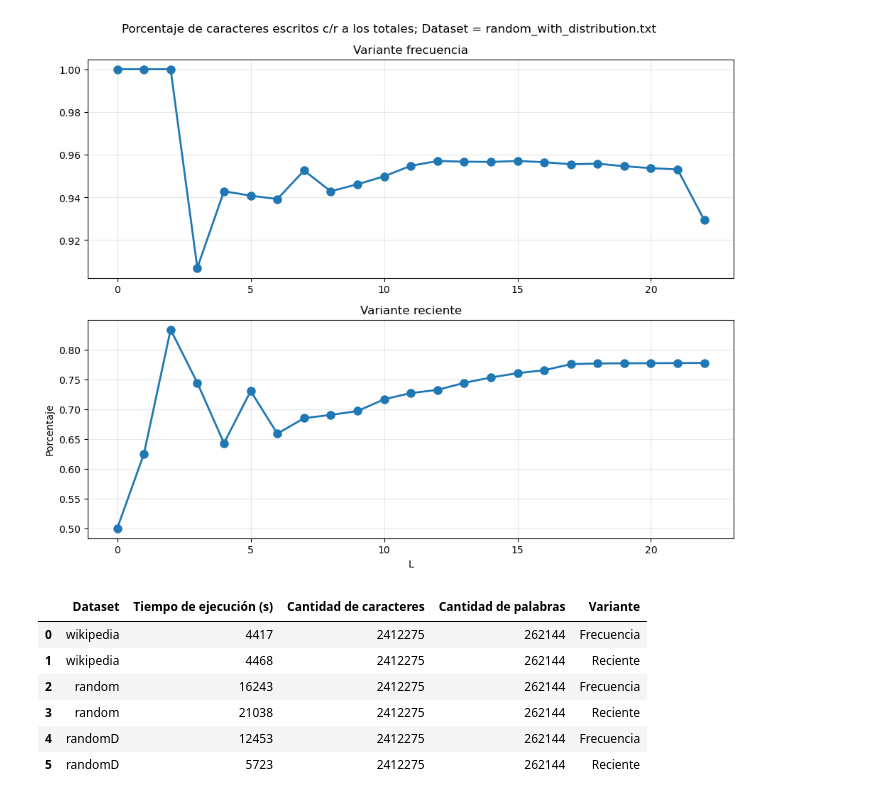
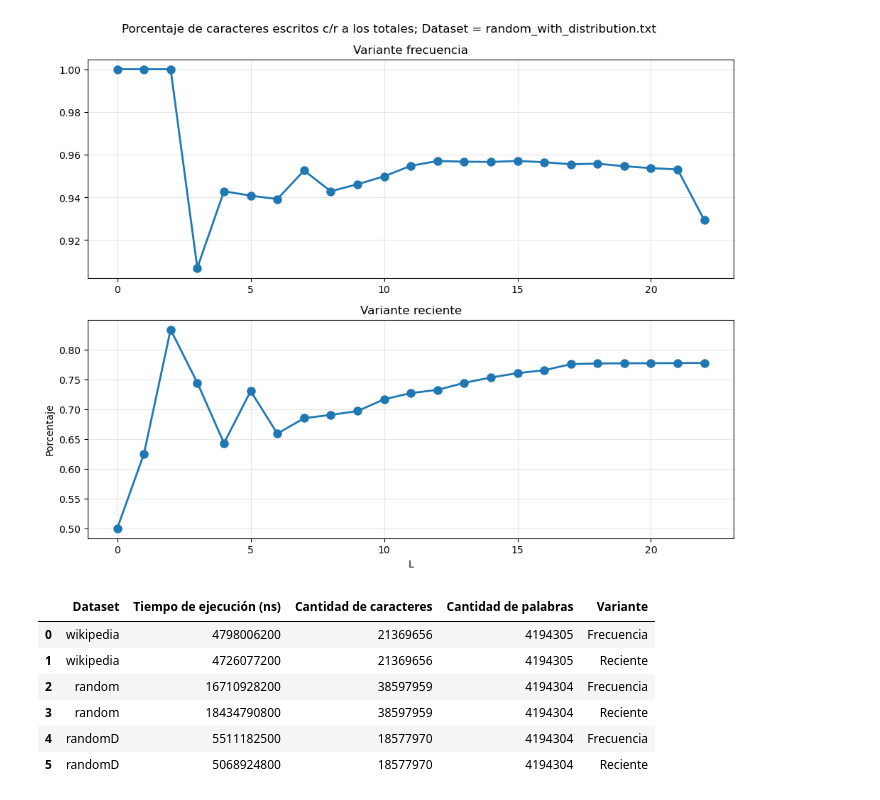
Before and after one commit to amigolucho/Tareas-Logs, a Jupyter notebook: Tarea_2/graphs.ipynb, the cells around one changed output. Saved outputs shown, nothing was run; the diff lists cells and outputs as text; code cells hidden in the pictures.

```diff
--- a/Tarea_2/graphs.ipynb
+++ b/Tarea_2/graphs.ipynb
@@ -108,12 +108,13 @@ plt.show()
 [figure]
 # %%
 df_tiempo = pd.read_csv('./resultados/resultados_tiempo2.csv')
+df_tiempo.rename(columns={'Tiempo de ejecución':'Tiempo de ejecución (ns)'}, inplace=True)
 df_tiempo
 # %% [output]
-|  | Dataset | Tiempo de ejecución (s) | Cantidad de caracteres | Cantidad de palabras | Variante |
-| 0 | wikipedia | 4417 | 2412275 | 262144 | Frecuencia |
-| 1 | wikipedia | 4468 | 2412275 | 262144 | Reciente |
-| 2 | random | 16243 | 2412275 | 262144 | Frecuencia |
-| 3 | random | 21038 | 2412275 | 262144 | Reciente |
-| 4 | randomD | 12453 | 2412275 | 262144 | Frecuencia |
-| 5 | randomD | 5723 | 2412275 | 262144 | Reciente |
+|  | Dataset | Tiempo de ejecución (ns) | Cantidad de caracteres | Cantidad de palabras | Variante |
+| 0 | wikipedia | 4798006200 | 21369656 | 4194305 | Frecuencia |
+| 1 | wikipedia | 4726077200 | 21369656 | 4194305 | Reciente |
+| 2 | random | 16710928200 | 38597959 | 4194304 | Frecuencia |
+| 3 | random | 18434790800 | 38597959 | 4194304 | Reciente |
+| 4 | randomD | 5511182500 | 18577970 | 4194304 | Frecuencia |
+| 5 | randomD | 5068924800 | 18577970 | 4194304 | Reciente |
```
Also changed, not shown: parts of 2 cells of this notebook, 6 other files.
